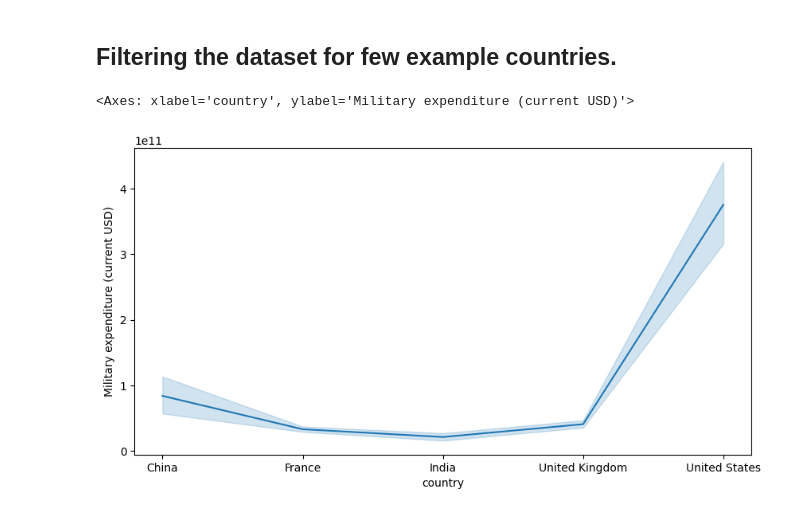
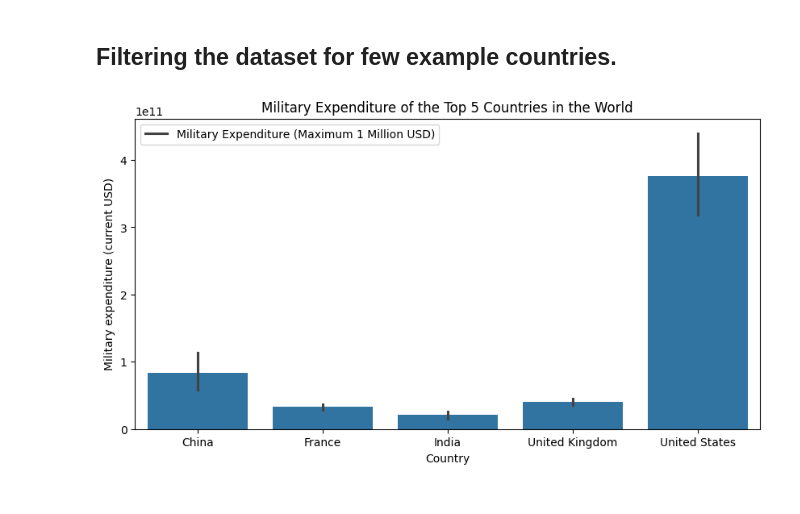
Before and after one commit to Sumit-Agnihotri/MILITARY_EXPENDITURE_ANALYSIS, a Jupyter notebook: Military Expenditure Analysis.ipynb, the cells around one changed output. Saved outputs shown, nothing was run; the diff lists cells and outputs as text; code cells hidden in the pictures.

Commit message:
Military

```diff
--- a/Military Expenditure Analysis.ipynb
+++ b/Military Expenditure Analysis.ipynb
@@ -171,7 +171,10 @@ filtered_data=dataset[dataset["country"].isin(countries)]
 # %%
 # Plotting the military expenditure of the top 5 countries in the world.
 plt.figure(figsize=(10,5))
-sns.lineplot(x="country", y="Military expenditure (current USD)", data=filtered_data)
+sns.barplot(x="country", y="Military expenditure (current USD)", data=filtered_data)
+plt.title("Military Expenditure of the Top 5 Countries in the World")
+plt.xlabel("Country")
+plt.legend(["Military Expenditure (Maximum 1 Million USD)"])
+plt.show()
 # %% [output]
-<Axes: xlabel='country', ylabel='Military expenditure (current USD)'>
-[figure, old version]
+[figure, new version]
```
